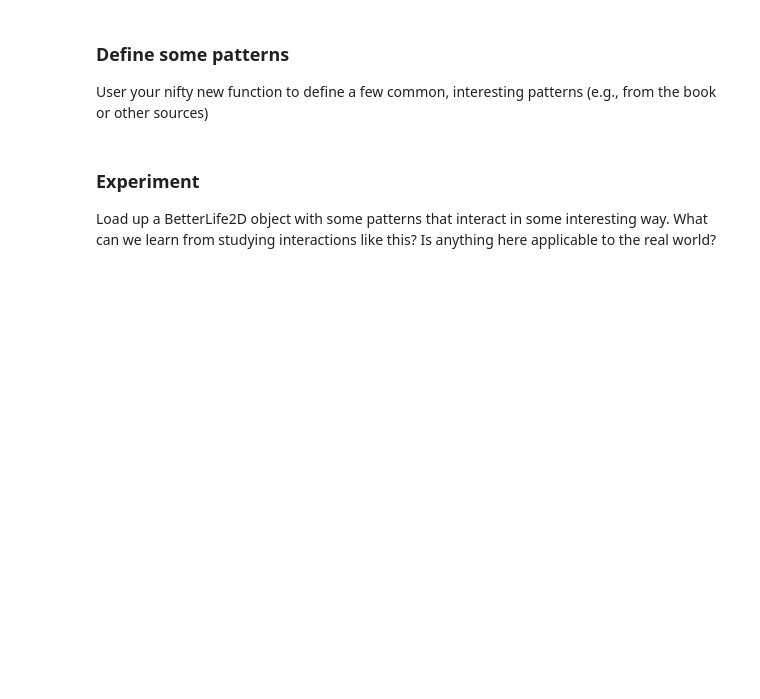
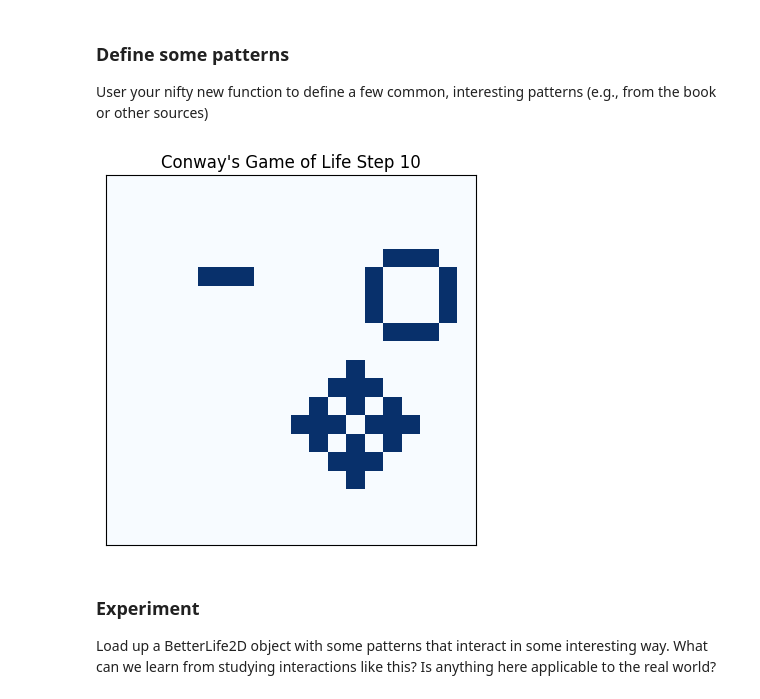
Before and after one commit to MarlaS02/comp215, a Jupyter notebook: labs/lab08_GoL.ipynb, the cells around one changed output. Cells and saved outputs as stored; diff of their text form; code cells hidden in the pictures; blank space fills up the shorter version.

```diff
--- a/labs/lab08_GoL.ipynb
+++ b/labs/lab08_GoL.ipynb
@@ -311,36 +315,38 @@ User your nifty new function to define a few common, interesting patterns (e.g.,
 blinker_str = '''
 111
 '''
-blinker_pattern = parse_pattern(blinker_str)
+blinker_pattern = string_to_2D_array(blinker_str)
 
 glider_str = '''
 00100
 01000
 01110
 00010
 00010
 '''
-glider_pattern = parse_pattern(glider_str)
+glider_pattern = string_to_2D_array(glider_str)
 
 toad_str = '''
 01110
 11100
 01110
 '''
-toad_pattern = parse_pattern(toad_str)
+toad_pattern = string_to_2D_array(toad_str)
 
 gol = BetterLife2D(20, 20)
 
 gol.load_pattern(5, 5, blinker_pattern)
 gol.load_pattern(10, 10, glider_pattern)
 gol.load_pattern(15, 5, toad_pattern)
 
 gol.draw(step='Initial State')
 
 
 for step in range(10):
     gol.step()
     gol.draw(step=f'Step {step + 1}')
+# %% [output]
+[figure, added]
 # %% [markdown]
 ### Experiment
 Load up a BetterLife2D object with some patterns that interact in some interesting way.
```
Also changed, not shown: parts of 4 cells of this notebook.
